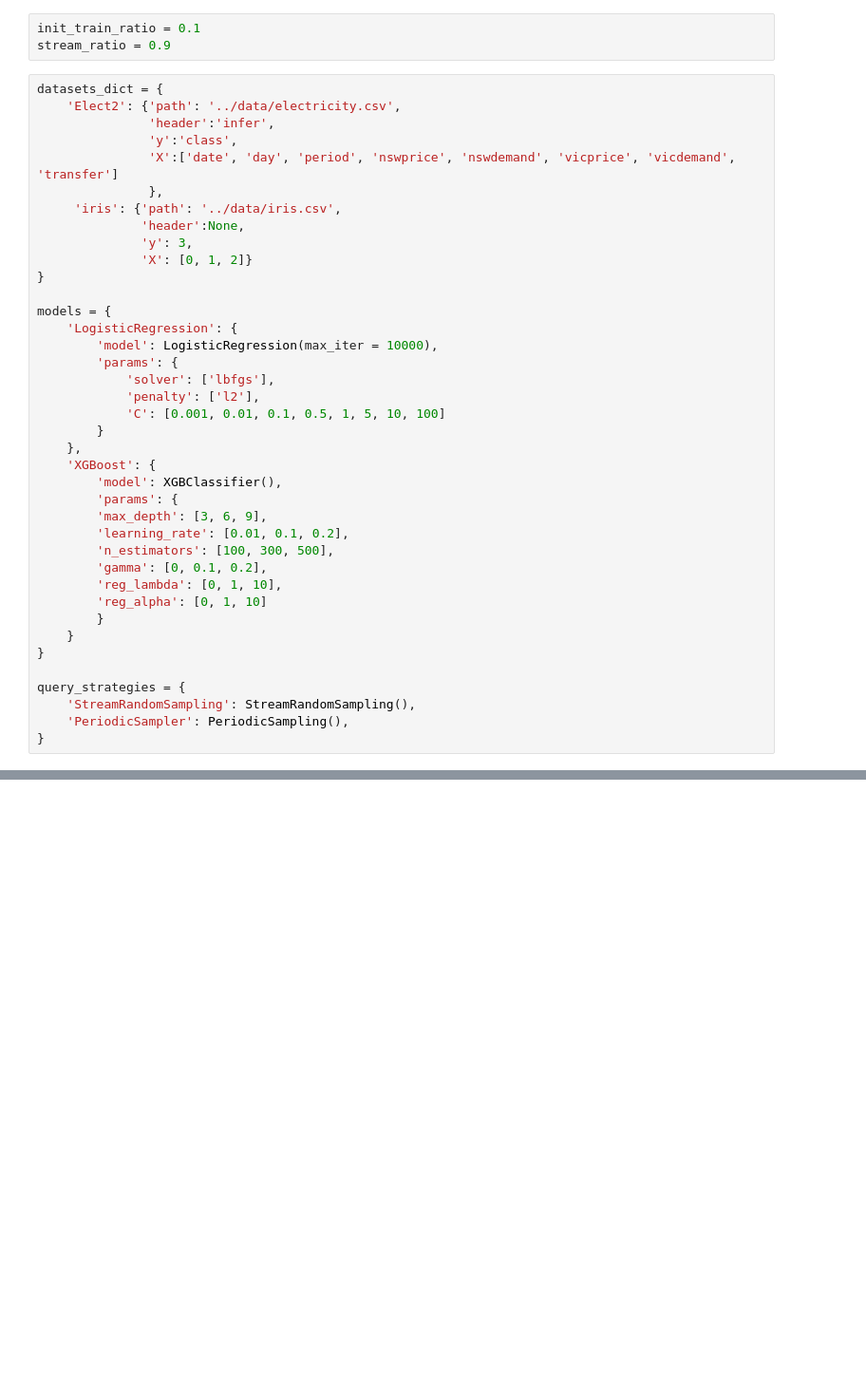
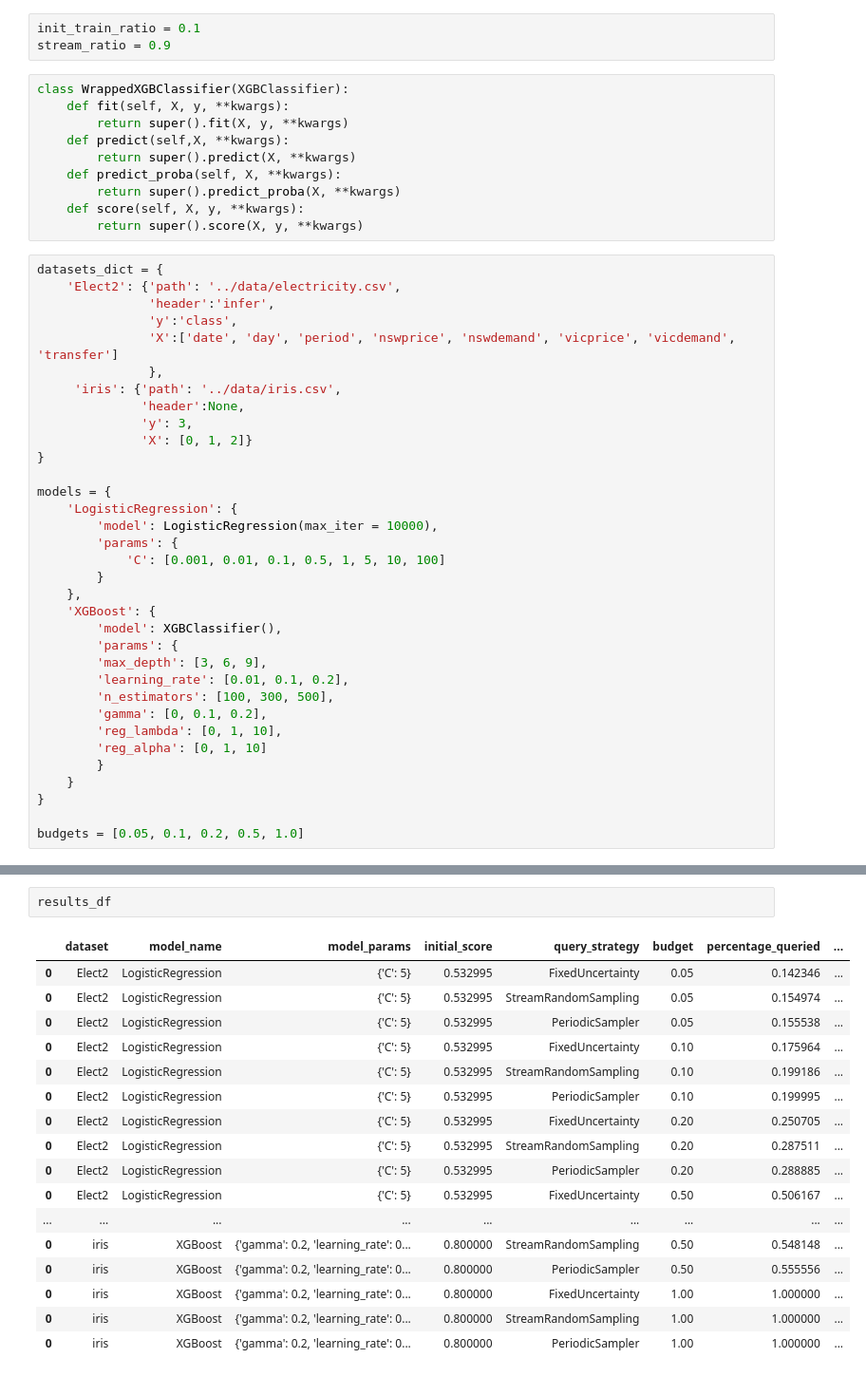
Before and after one commit to gschacon/masters_active_learning, a Jupyter notebook: notebooks/test_notebook.ipynb, the cells around one changed output, grey strips where cells are left out. Shown at 95% size. Cells and saved outputs as stored; diff of their text form; blank space fills up the shorter version.

```diff
--- a/notebooks/test_notebook.ipynb
+++ b/notebooks/test_notebook.ipynb
@@ -13,6 +20,16 @@ from skactiveml.stream import StreamRandomSampling, PeriodicSampling
 # %%
 init_train_ratio = 0.1
 stream_ratio = 0.9
+# %%
+class WrappedXGBClassifier(XGBClassifier):
+    def fit(self, X, y, **kwargs):
+        return super().fit(X, y, **kwargs)
+    def predict(self,X, **kwargs):
+        return super().predict(X, **kwargs)
+    def predict_proba(self, X, **kwargs):
+        return super().predict_proba(X, **kwargs)
+    def score(self, X, y, **kwargs):
+        return super().score(X, y, **kwargs)
 # %%
 datasets_dict = {
     'Elect2': {'path': '../data/electricity.csv',
@@ -30,8 +47,6 @@ models = {
     'LogisticRegression': {
         'model': LogisticRegression(max_iter = 10000),
         'params': {
-            'solver': ['lbfgs'],
-            'penalty': ['l2'],
             'C': [0.001, 0.01, 0.1, 0.5, 1, 5, 10, 100]
         }
     },
@@ -48,7 +63,4 @@ models = {
     }
 }
 
-query_strategies = {
-    'StreamRandomSampling': StreamRandomSampling(),
-    'PeriodicSampler': PeriodicSampling(),
-}
+budgets = [0.05, 0.1, 0.2, 0.5, 1.0]
@@ -208,0 +177,20 @@ LabelEncoder()
+# %%
+results_df
+# %% [output]
+|  | dataset | model_name | model_params | initial_score | query_strategy | budget | percentage_queried | ... |
+| 0 | Elect2 | LogisticRegression | {'C': 5} | 0.532995 | FixedUncertainty | 0.05 | 0.142346 | ... |
+| 0 | Elect2 | LogisticRegression | {'C': 5} | 0.532995 | StreamRandomSampling | 0.05 | 0.154974 | ... |
+| 0 | Elect2 | LogisticRegression | {'C': 5} | 0.532995 | PeriodicSampler | 0.05 | 0.155538 | ... |
+| 0 | Elect2 | LogisticRegression | {'C': 5} | 0.532995 | FixedUncertainty | 0.10 | 0.175964 | ... |
+| 0 | Elect2 | LogisticRegression | {'C': 5} | 0.532995 | StreamRandomSampling | 0.10 | 0.199186 | ... |
+| 0 | Elect2 | LogisticRegression | {'C': 5} | 0.532995 | PeriodicSampler | 0.10 | 0.199995 | ... |
+| 0 | Elect2 | LogisticRegression | {'C': 5} | 0.532995 | FixedUncertainty | 0.20 | 0.250705 | ... |
+| 0 | Elect2 | LogisticRegression | {'C': 5} | 0.532995 | StreamRandomSampling | 0.20 | 0.287511 | ... |
+| 0 | Elect2 | LogisticRegression | {'C': 5} | 0.532995 | PeriodicSampler | 0.20 | 0.288885 | ... |
+| 0 | Elect2 | LogisticRegression | {'C': 5} | 0.532995 | FixedUncertainty | 0.50 | 0.506167 | ... |
+| ... | ... | ... | ... | ... | ... | ... | ... | ... |
+| 0 | iris | XGBoost | {'gamma': 0.2, 'learning_rate': 0... | 0.800000 | StreamRandomSampling | 0.50 | 0.548148 | ... |
+| 0 | iris | XGBoost | {'gamma': 0.2, 'learning_rate': 0... | 0.800000 | PeriodicSampler | 0.50 | 0.555556 | ... |
+| 0 | iris | XGBoost | {'gamma': 0.2, 'learning_rate': 0... | 0.800000 | FixedUncertainty | 1.00 | 1.000000 | ... |
+| 0 | iris | XGBoost | {'gamma': 0.2, 'learning_rate': 0... | 0.800000 | StreamRandomSampling | 1.00 | 1.000000 | ... |
+| 0 | iris | XGBoost | {'gamma': 0.2, 'learning_rate': 0... | 0.800000 | PeriodicSampler | 1.00 | 1.000000 | ... |
```
Also changed, not shown: parts of 11 cells of this notebook.
